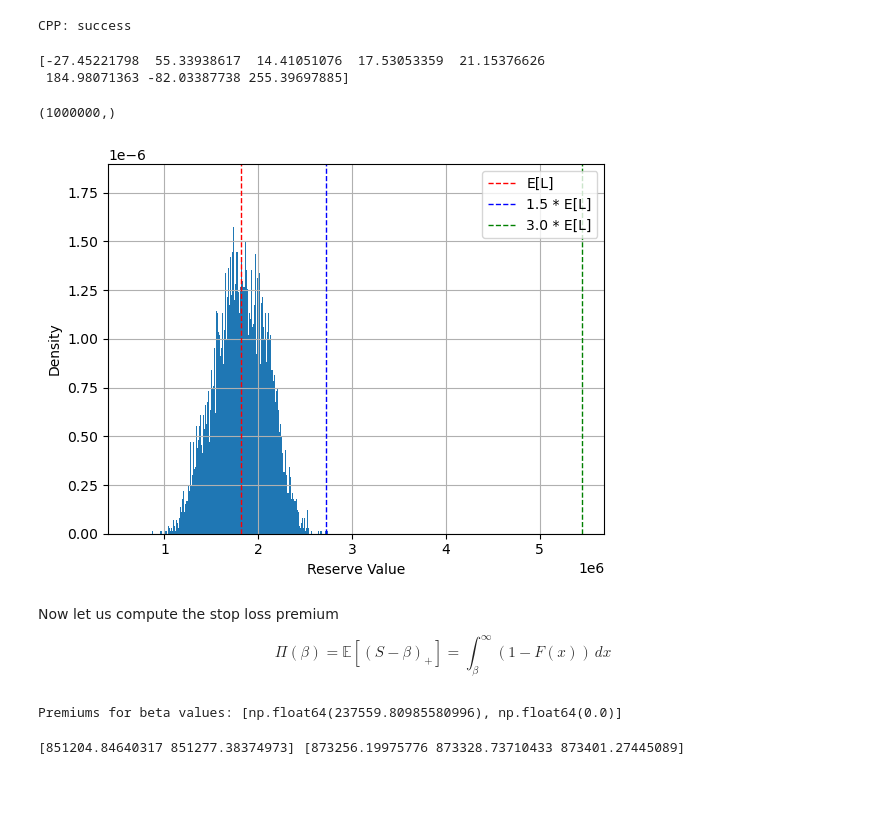
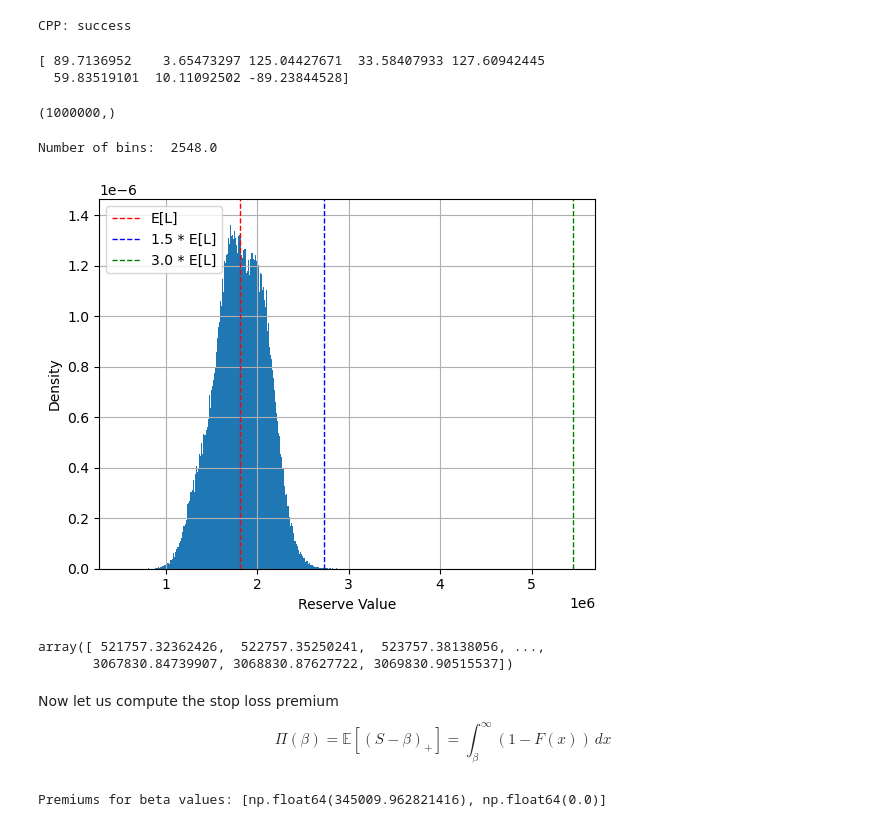
Before and after one commit to samizwei/Life-Insurance-Sami, a Jupyter notebook: Exam_Final_SZ.ipynb, the cells around one changed output. Saved outputs shown, nothing was run; the diff lists cells and outputs as text; code cells hidden in the pictures; blank space fills up the shorter version.

```diff
--- a/Exam_Final_SZ.ipynb
+++ b/Exam_Final_SZ.ipynb
@@ -551,9 +551,14 @@ for i,s in enumerate(Symbols):
     symb2 = s[1]
 
     a = Diab2Lifes(PaymentEnd=90,)
-    a.vSetLevelsMort(dMortSS = 0.9, dMortSD =1.1, dMortDD=1.2, dMortST=1.1, dMortDT=1.2)
-    a.vSetLevelsDis(dDisSS=0.85, dDisSD=1.15, dDisST=1.)
-    a.vSetLevelsReact(dReactSD=1.1, dReactDD=0.9, dReactDT=0.6)
+    # a.vSetLevelsMort(dMortSS = 1e3, dMortSD =1., dMortDD=1., dMortST=1., dMortDT=1.)
+    a.vSetLevelsMort(dMortSS = 100., dMortSD =1., dMortDD=1., dMortST=1., dMortDT=1.)
+
+    # a.vSetLevelsDis(dDisSS=0.85, dDisSD=1.15, dDisST=1.)
+    a.vSetLevelsDis(dDisSS=1., dDisSD=1., dDisST=1.)
+
+    # a.vSetLevelsReact(dReactSD=1.1, dReactDD=0.9, dReactDT=0.6)
+    a.vSetLevelsReact(dReactSD=1., dReactDD=1., dReactDT=1.)
     a.vSetQx(Qx)
     a.vSetIx(Ix)
     a.vSetRx(Rx)
@@ -911,26 +921,37 @@ CPP: success
 print( reserves_8 - np.mean(simulations_large, axis=1))
 # np.savetxt("large_simulations.txt", simulations_large, delimiter=",")
 # %% [output]
-[-27.45221798  55.33938617  14.41051076  17.53053359  21.15376626
- 184.98071363 -82.03387738 255.39697885]
+[ 89.7136952    3.65473297 125.04427671  33.58407933 127.60942445
+  59.83519101  10.11092502 -89.23844528]
 # %%
 large_arr = np.sum(simulations_large, axis=0)
 print(large_arr.shape)
 # %% [output]
 (1000000,)
+# %%
+
+bin_number = (large_arr.max() - large_arr.min()) // 1000
+print("Number of bins: ", bin_number)
+# %% [output]
+Number of bins:  2548.0
 # %%
-bin_vals, bin_edges = np.histogram(large_arr, bins=32000, density=True)
-plt.hist(large_arr, bins=32000, range=(large_arr.min(), large_arr.max()), density=True)
+bin_vals, bin_edges = np.histogram(large_arr, bins=int(bin_number), density=True)
+plt.hist(large_arr, bins=int(bin_number), range=(large_arr.min(), large_arr.max()), density=True)
 plt.xlabel("Reserve Value")
 plt.ylabel("Density")
 plt.axvline(x=Exp_Loss, color='r', linestyle='dashed', linewidth=1, label='E[L]')
 plt.axvline(x=1.5 * Exp_Loss, color='b', linestyle='dashed', linewidth=1, label='1.5 * E[L]')
 plt.axvline(x=3.0 * Exp_Loss, color='g', linestyle='dashed', linewidth=1, label='3.0 * E[L]')
 plt.grid(True)
 plt.legend()
 plt.show()
 # %% [output]
-[figure, old version]
+[figure, new version]
+# %%
+bin_edges
+# %% [output]
+array([ 521757.32362426,  522757.35250241,  523757.38138056, ...,
+       3067830.84739907, 3068830.87627722, 3069830.90515537])
 # %%
 # np.diff(bin_edges)
 # %% [markdown]
@@ -950,8 +971,6 @@ for beta in betas:
 
 print("Premiums for beta values:", premiums)
 # %% [output]
-Premiums for beta values: [np.float64(237559.80985580996), np.float64(0.0)]
+Premiums for beta values: [np.float64(345009.962821416), np.float64(0.0)]
 # %%
-print(bin_edges[2897:2899], bin_edges[3201:3204])
+# print(bin_edges[2897:2899], bin_edges[3201:3204])
-# %% [output]
-[851204.84640317 851277.38374973] [873256.19975776 873328.73710433 873401.27445089]
```
Also changed, not shown: parts of 12 cells of this notebook, 13 other files.
